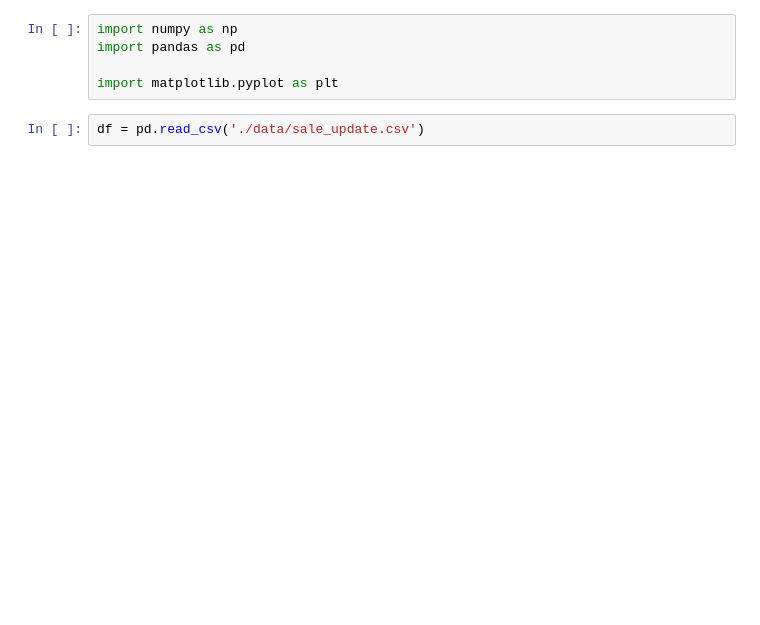
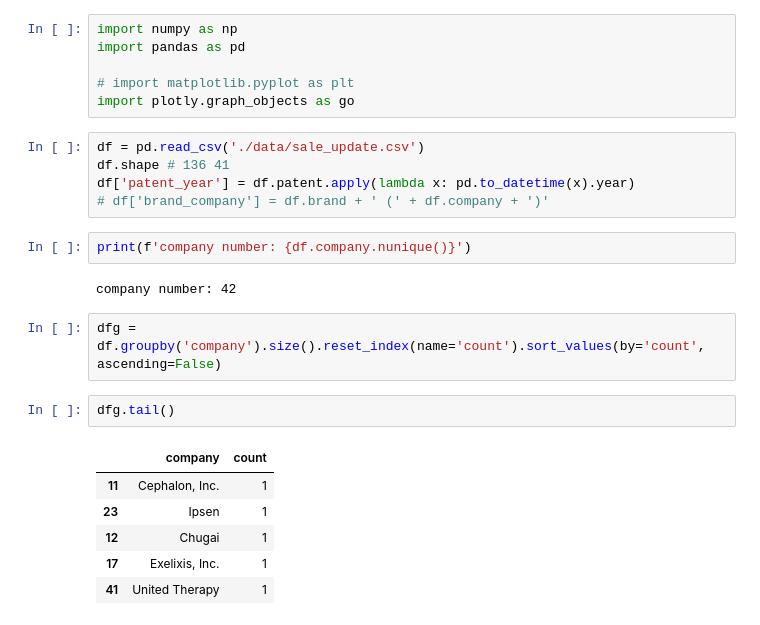
Before and after one commit to Tagara07/MachineLearningTutorial, a Jupyter notebook: aov_data.ipynb, the cells around one changed output. Saved outputs shown, nothing was run; the diff lists cells and outputs as text; blank space fills up the shorter version.

```diff
--- a/aov_data.ipynb
+++ b/aov_data.ipynb
@@ -2,6 +2,25 @@
 import numpy as np
 import pandas as pd
 
-import matplotlib.pyplot as plt
+# import matplotlib.pyplot as plt
+import plotly.graph_objects as go
-# %%
-df = pd.read_csv('./data/sale_update.csv')
+# %%
+df = pd.read_csv('./data/sale_update.csv')
+df.shape # 136 41
+df['patent_year'] = df.patent.apply(lambda x: pd.to_datetime(x).year)
+# df['brand_company'] = df.brand + ' (' + df.company + ')'
+# %%
+print(f'company number: {df.company.nunique()}')
+# %% [output]
+company number: 42
+# %%
+dfg = df.groupby('company').size().reset_index(name='count').sort_values(by='count', ascending=False)
+# %%
+dfg.tail()
+# %% [output]
+|  | company | count |
+| 11 | Cephalon, Inc. | 1 |
+| 23 | Ipsen | 1 |
+| 12 | Chugai | 1 |
+| 17 | Exelixis, Inc. | 1 |
+| 41 | United Therapy | 1 |
```
Also changed, not shown: parts of 20 cells of this notebook, 3 other files.
